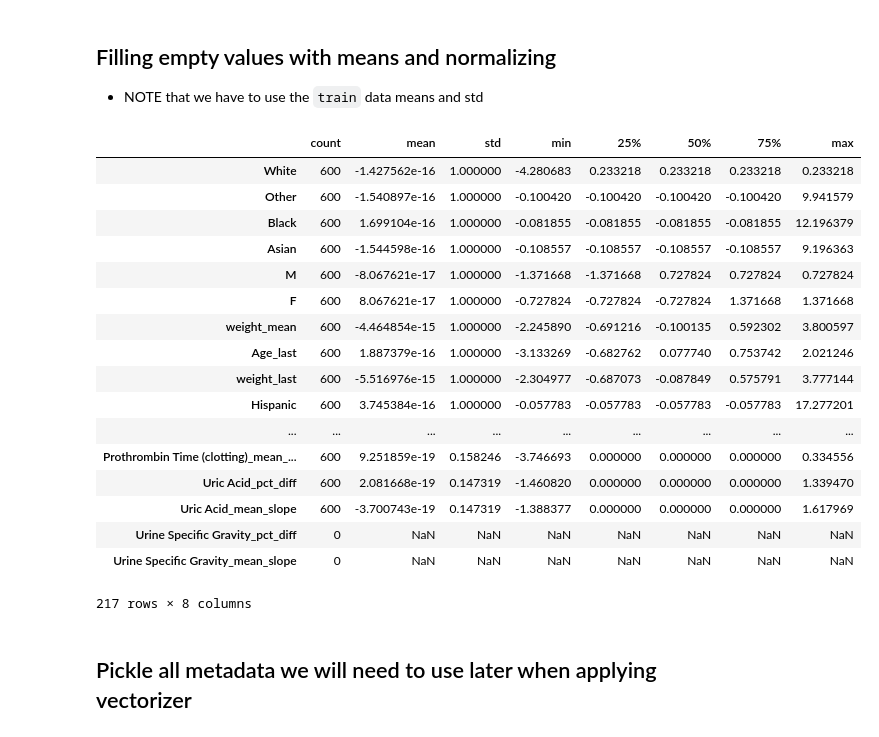
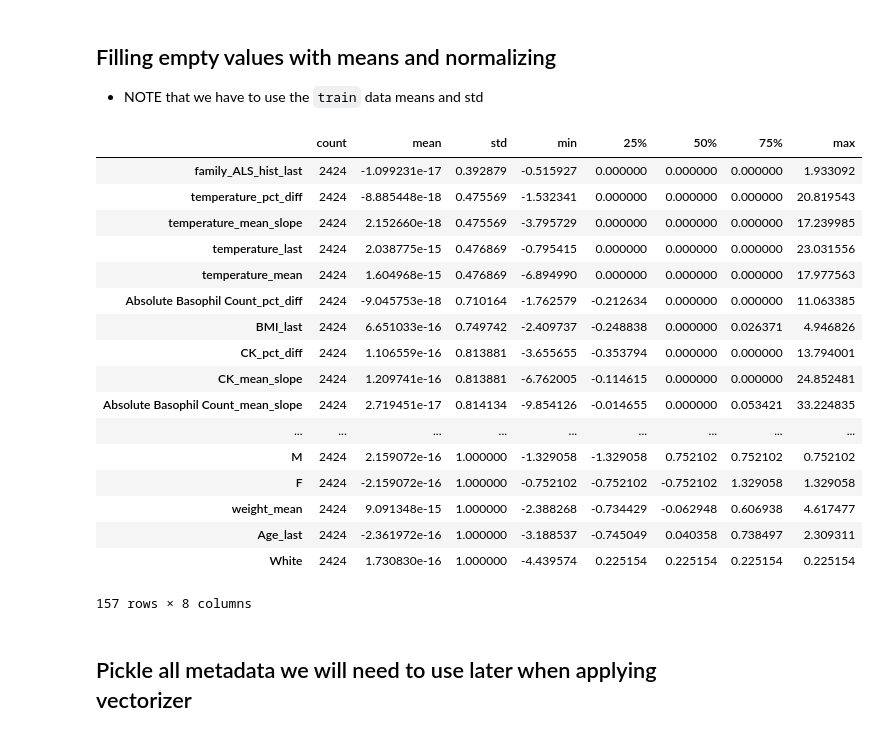
Before and after one commit to ihadanny/turbulence-z-team, a Jupyter notebook: ipython-notebooks/vectorizer_beta.ipynb, the cells around one changed output. Saved outputs shown, nothing was run; the diff lists cells and outputs as text; code cells hidden in the pictures.

Commit message:
vectorizer now works on all_data with latest variables = 157 columns

```diff
--- a/ipython-notebooks/vectorizer_beta.ipynb
+++ b/ipython-notebooks/vectorizer_beta.ipynb
@@ -13,7 +13,7 @@ import pickle
 from collections import defaultdict
 from vectorizing_funcs import *
 # %%
-df = pd.read_csv('../train_data.csv', sep = '|', error_bad_lines=False, index_col=False, dtype='unicode')
+df = pd.read_csv('../all_data.csv', sep = '|', error_bad_lines=False, index_col=False, dtype='unicode')
 df.head()
 # %% [output]
 |  | SubjectID | form_name | feature_name | feature_value | feature_unit | feature_delta |
@@ -28,7 +28,7 @@ funcs_to_features arrays define pairs of funcs (can be a list of functions or a
 
 There is a list for time-series functions (as described before) and for dummy functions. Both are inverted to feature_to_funcs maps.
 # %%
-
+ts_funcs_to_features = add_frequent_lab_tests_to_ts_features(df, ts_funcs_to_features)
 all_feature_metadata = invert_func_to_features(ts_funcs_to_features, "ts")
 all_feature_metadata.update(invert_func_to_features(dummy_funcs_to_features, "dummy"))
 # %% [markdown]
@@ -95,27 +95,27 @@ vectorized.describe().transpose().sort("count", ascending=True)
 # %%
 train_data_means = vectorized.mean()
 train_data_std = vectorized.std()
 normalized, all_feature_metadata = normalize(vectorized, all_feature_metadata, train_data_means, train_data_std)
-normalized.describe().T.sort("std", ascending=False)
+normalized.describe().T.sort("std", ascending=True)
 # %% [output]
 |  | count | mean | std | min | 25% | 50% | 75% | max |
-| White | 600 | -1.427562e-16 | 1.000000 | -4.280683 | 0.233218 | 0.233218 | 0.233218 | 0.233218 |
-| Other | 600 | -1.540897e-16 | 1.000000 | -0.100420 | -0.100420 | -0.100420 | -0.100420 | 9.941579 |
-| Black | 600 | 1.699104e-16 | 1.000000 | -0.081855 | -0.081855 | -0.081855 | -0.081855 | 12.196379 |
-| Asian | 600 | -1.544598e-16 | 1.000000 | -0.108557 | -0.108557 | -0.108557 | -0.108557 | 9.196363 |
-| M | 600 | -8.067621e-17 | 1.000000 | -1.371668 | -1.371668 | 0.727824 | 0.727824 | 0.727824 |
-| F | 600 | 8.067621e-17 | 1.000000 | -0.727824 | -0.727824 | -0.727824 | 1.371668 | 1.371668 |
-| weight_mean | 600 | -4.464854e-15 | 1.000000 | -2.245890 | -0.691216 | -0.100135 | 0.592302 | 3.800597 |
-| Age_last | 600 | 1.887379e-16 | 1.000000 | -3.133269 | -0.682762 | 0.077740 | 0.753742 | 2.021246 |
-| weight_last | 600 | -5.516976e-15 | 1.000000 | -2.304977 | -0.687073 | -0.087849 | 0.575791 | 3.777144 |
-| Hispanic | 600 | 3.745384e-16 | 1.000000 | -0.057783 | -0.057783 | -0.057783 | -0.057783 | 17.277201 |
+| family_ALS_hist_last | 2424 | -1.099231e-17 | 0.392879 | -0.515927 | 0.000000 | 0.000000 | 0.000000 | 1.933092 |
+| temperature_pct_diff | 2424 | -8.885448e-18 | 0.475569 | -1.532341 | 0.000000 | 0.000000 | 0.000000 | 20.819543 |
+| temperature_mean_slope | 2424 | 2.152660e-18 | 0.475569 | -3.795729 | 0.000000 | 0.000000 | 0.000000 | 17.239985 |
+| temperature_last | 2424 | 2.038775e-15 | 0.476869 | -0.795415 | 0.000000 | 0.000000 | 0.000000 | 23.031556 |
+| temperature_mean | 2424 | 1.604968e-15 | 0.476869 | -6.894990 | 0.000000 | 0.000000 | 0.000000 | 17.977563 |
+| Absolute Basophil Count_pct_diff | 2424 | -9.045753e-18 | 0.710164 | -1.762579 | -0.212634 | 0.000000 | 0.000000 | 11.063385 |
+| BMI_last | 2424 | 6.651033e-16 | 0.749742 | -2.409737 | -0.248838 | 0.000000 | 0.026371 | 4.946826 |
+| CK_pct_diff | 2424 | 1.106559e-16 | 0.813881 | -3.655655 | -0.353794 | 0.000000 | 0.000000 | 13.794001 |
+| CK_mean_slope | 2424 | 1.209741e-16 | 0.813881 | -6.762005 | -0.114615 | 0.000000 | 0.000000 | 24.852481 |
+| Absolute Basophil Count_mean_slope | 2424 | 2.719451e-17 | 0.814134 | -9.854126 | -0.014655 | 0.000000 | 0.053421 | 33.224835 |
 | ... | ... | ... | ... | ... | ... | ... | ... | ... |
-| Prothrombin Time (clotting)_mean_... | 600 | 9.251859e-19 | 0.158246 | -3.746693 | 0.000000 | 0.000000 | 0.000000 | 0.334556 |
-| Uric Acid_pct_diff | 600 | 2.081668e-19 | 0.147319 | -1.460820 | 0.000000 | 0.000000 | 0.000000 | 1.339470 |
-| Uric Acid_mean_slope | 600 | -3.700743e-19 | 0.147319 | -1.388377 | 0.000000 | 0.000000 | 0.000000 | 1.617969 |
-| Urine Specific Gravity_pct_diff | 0 | NaN | NaN | NaN | NaN | NaN | NaN | NaN |
-| Urine Specific Gravity_mean_slope | 0 | NaN | NaN | NaN | NaN | NaN | NaN | NaN |
+| M | 2424 | 2.159072e-16 | 1.000000 | -1.329058 | -1.329058 | 0.752102 | 0.752102 | 0.752102 |
+| F | 2424 | -2.159072e-16 | 1.000000 | -0.752102 | -0.752102 | -0.752102 | 1.329058 | 1.329058 |
+| weight_mean | 2424 | 9.091348e-15 | 1.000000 | -2.388268 | -0.734429 | -0.062948 | 0.606938 | 4.617477 |
+| Age_last | 2424 | -2.361972e-16 | 1.000000 | -3.188537 | -0.745049 | 0.040358 | 0.738497 | 2.309311 |
+| White | 2424 | 1.730830e-16 | 1.000000 | -4.439574 | 0.225154 | 0.225154 | 0.225154 | 0.225154 |
-217 rows × 8 columns
+157 rows × 8 columns
 # %% [markdown]
 ## Pickle all metadata we will need to use later when applying vectorizer
 # %%
```
Also changed, not shown: parts of 3 cells of this notebook, 14 other files.
